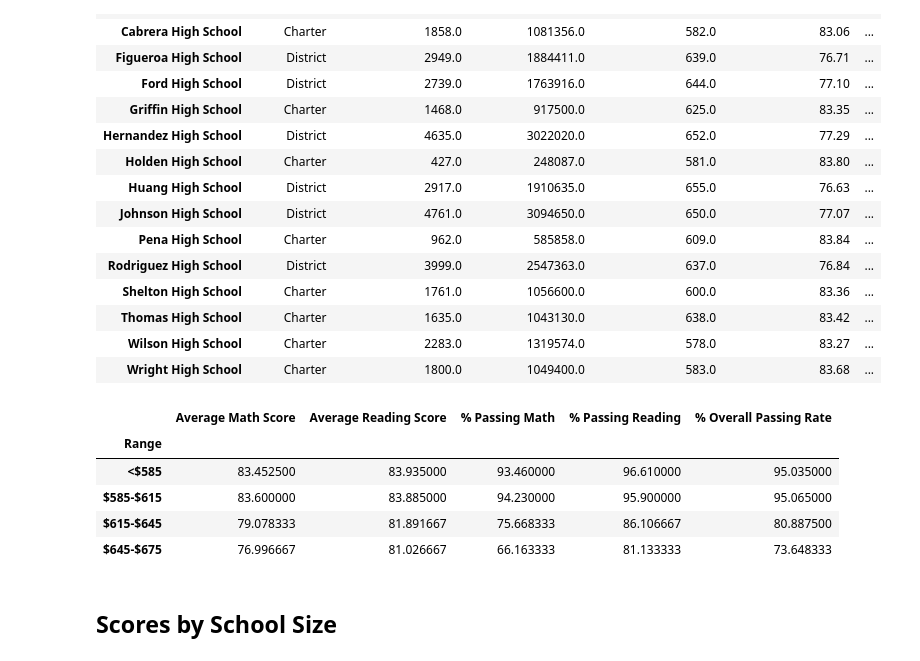
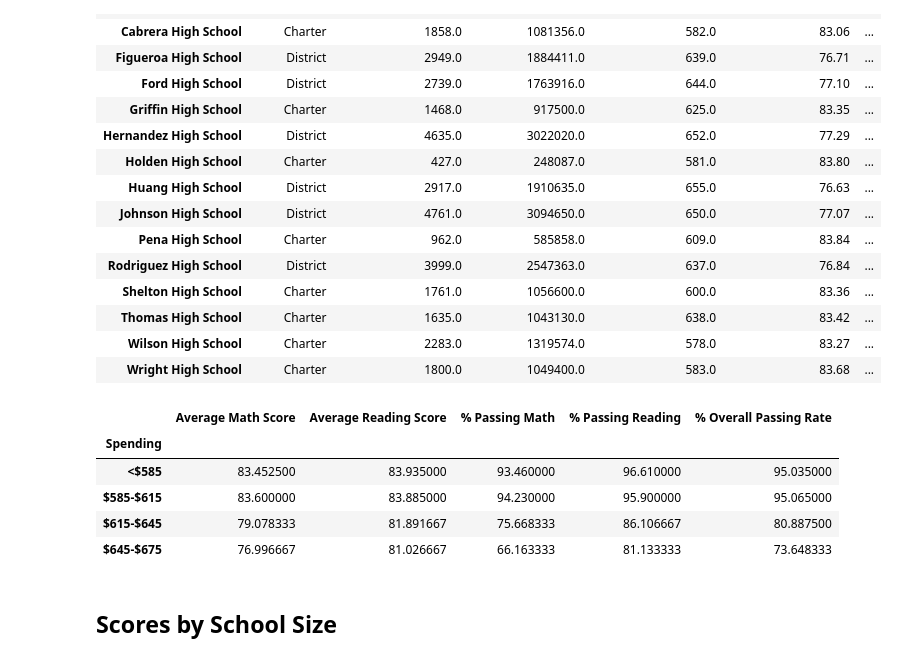
Before and after one commit to daniela-matos/school_performance_trends, a Jupyter notebook: PyCitySchools_starter.ipynb, the cells around one changed output. Drawn from its saved outputs; the diff is of its cells as text; code cells hidden in the pictures.

```diff
--- a/PyCitySchools_starter.ipynb
+++ b/PyCitySchools_starter.ipynb
@@ -294,20 +294,19 @@ school_summary
 # %%
 scores_by_school_spending = school_summary.groupby("Spending")\
                         .mean()[\
                         ["Average Math Score" ,
                         "Average Reading Score",
                          "% Passing Math",
                          "% Passing Reading",
                          "% Overall Passing Rate" ]]
+scores_by_school_spending
+# %% [output]
+|  | Average Math Score | Average Reading Score | % Passing Math | % Passing Reading | % Overall Passing Rate |
+| Spending |  |  |  |  |  |
+| <$585 | 83.452500 | 83.935000 | 93.460000 | 96.610000 | 95.035000 |
+| $585-$615 | 83.600000 | 83.885000 | 94.230000 | 95.900000 | 95.065000 |
+| $615-$645 | 79.078333 | 81.891667 | 75.668333 | 86.106667 | 80.887500 |
+| $645-$675 | 76.996667 | 81.026667 | 66.163333 | 81.133333 | 73.648333 |
-# %%
-average_math_score_per_range
-# %% [output]
-|  | Average Math Score | Average Reading Score | % Passing Math | % Passing Reading | % Overall Passing Rate |
-| Range |  |  |  |  |  |
-| <$585 | 83.452500 | 83.935000 | 93.460000 | 96.610000 | 95.035000 |
-| $585-$615 | 83.600000 | 83.885000 | 94.230000 | 95.900000 | 95.065000 |
-| $615-$645 | 79.078333 | 81.891667 | 75.668333 | 86.106667 | 80.887500 |
-| $645-$675 | 76.996667 | 81.026667 | 66.163333 | 81.133333 | 73.648333 |
 # %% [markdown]
 ## Scores by School Size
 # %% [markdown]
```
Also changed, not shown: parts of 2 cells of this notebook.
